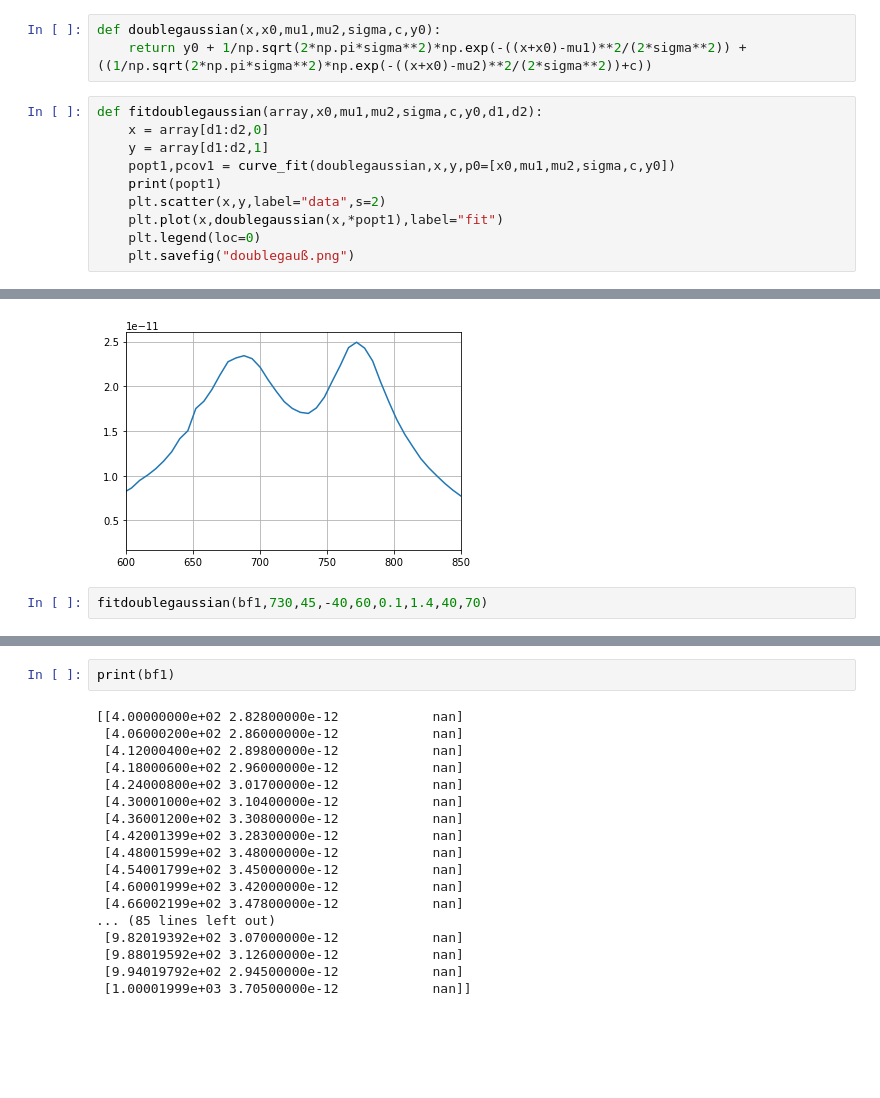
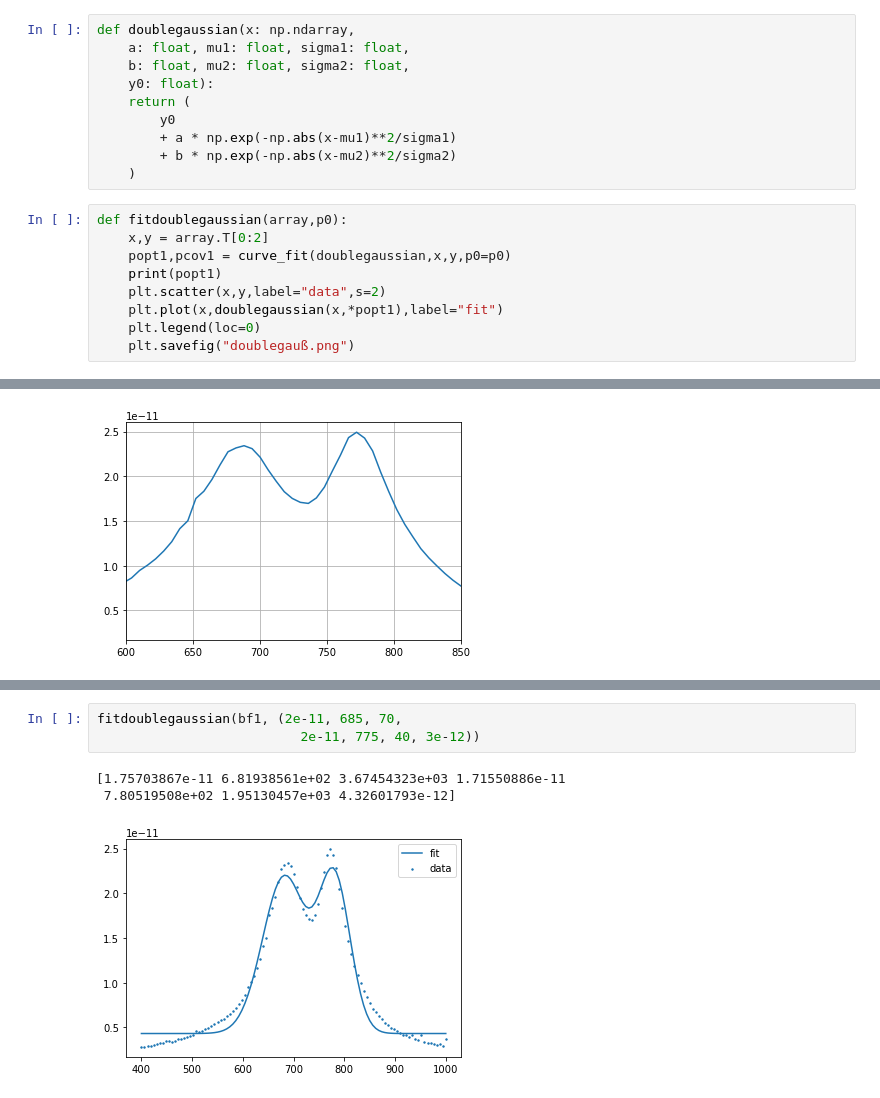
Before and after one commit to CaptainNikon/A2-, a Jupyter notebook: Auswertung.ipynb, the cells around one changed output, grey strips where cells are left out. Drawn from its saved outputs; the diff is of its cells as text; blank space fills up the shorter version.

```diff
--- a/Auswertung.ipynb
+++ b/Auswertung.ipynb
@@ -55,14 +55,20 @@ for  i in range(len(xcalib)-10):
 # %% [output]
 [13.33333333  0.96666667]
 [figure]
-# %%
-def doublegaussian(x,x0,mu1,mu2,sigma,c,y0):
-    return y0 + 1/np.sqrt(2*np.pi*sigma**2)*np.exp(-((x+x0)-mu1)**2/(2*sigma**2)) + ((1/np.sqrt(2*np.pi*sigma**2)*np.exp(-((x+x0)-mu2)**2/(2*sigma**2))+c))
+# %%
+def doublegaussian(x: np.ndarray,
+    a: float, mu1: float, sigma1: float,
+    b: float, mu2: float, sigma2: float,
+    y0: float):
+    return (
+        y0
+        + a * np.exp(-np.abs(x-mu1)**2/sigma1)
+        + b * np.exp(-np.abs(x-mu2)**2/sigma2)
+    )
 # %%
-def fitdoublegaussian(array,x0,mu1,mu2,sigma,c,y0,d1,d2):
-    x = array[d1:d2,0]
-    y = array[d1:d2,1]
-    popt1,pcov1 = curve_fit(doublegaussian,x,y,p0=[x0,mu1,mu2,sigma,c,y0])
+def fitdoublegaussian(array,p0):
+    x,y = array.T[0:2]
+    popt1,pcov1 = curve_fit(doublegaussian,x,y,p0=p0)
     print(popt1)
     plt.scatter(x,y,label="data",s=2)
     plt.plot(x,doublegaussian(x,*popt1),label="fit")
@@ -75,5 +81,3 @@ plt.grid(True)
 #plt.plot(np.arange(0,bf1[:,0]),bf1[:,1])
 # %% [output]
 [figure]
-# %%
-fitdoublegaussian(bf1,730,45,-40,60,0.1,1.4,40,70)
@@ -84,20 +84,7 @@ fitdoublegaussian(bf1,730,45,-40,60,0.1,1.4,40,70)
-# %%
-print(bf1)
-# %% [output]
-[[4.00000000e+02 2.82800000e-12            nan]
- [4.06000200e+02 2.86000000e-12            nan]
- [4.12000400e+02 2.89800000e-12            nan]
- [4.18000600e+02 2.96000000e-12            nan]
- [4.24000800e+02 3.01700000e-12            nan]
- [4.30001000e+02 3.10400000e-12            nan]
- [4.36001200e+02 3.30800000e-12            nan]
- [4.42001399e+02 3.28300000e-12            nan]
- [4.48001599e+02 3.48000000e-12            nan]
- [4.54001799e+02 3.45000000e-12            nan]
- [4.60001999e+02 3.42000000e-12            nan]
- [4.66002199e+02 3.47800000e-12            nan]
-... (85 lines left out)
- [9.82019392e+02 3.07000000e-12            nan]
- [9.88019592e+02 3.12600000e-12            nan]
- [9.94019792e+02 2.94500000e-12            nan]
- [1.00001999e+03 3.70500000e-12            nan]]
+# %%
+fitdoublegaussian(bf1, (2e-11, 685, 70,
+                          2e-11, 775, 40, 3e-12))
+# %% [output]
+[1.75703867e-11 6.81938561e+02 3.67454323e+03 1.71550886e-11
+ 7.80519508e+02 1.95130457e+03 4.32601793e-12]
+[figure, added]
```
Also changed, not shown: parts of 1 cell of this notebook, 1 other file.
